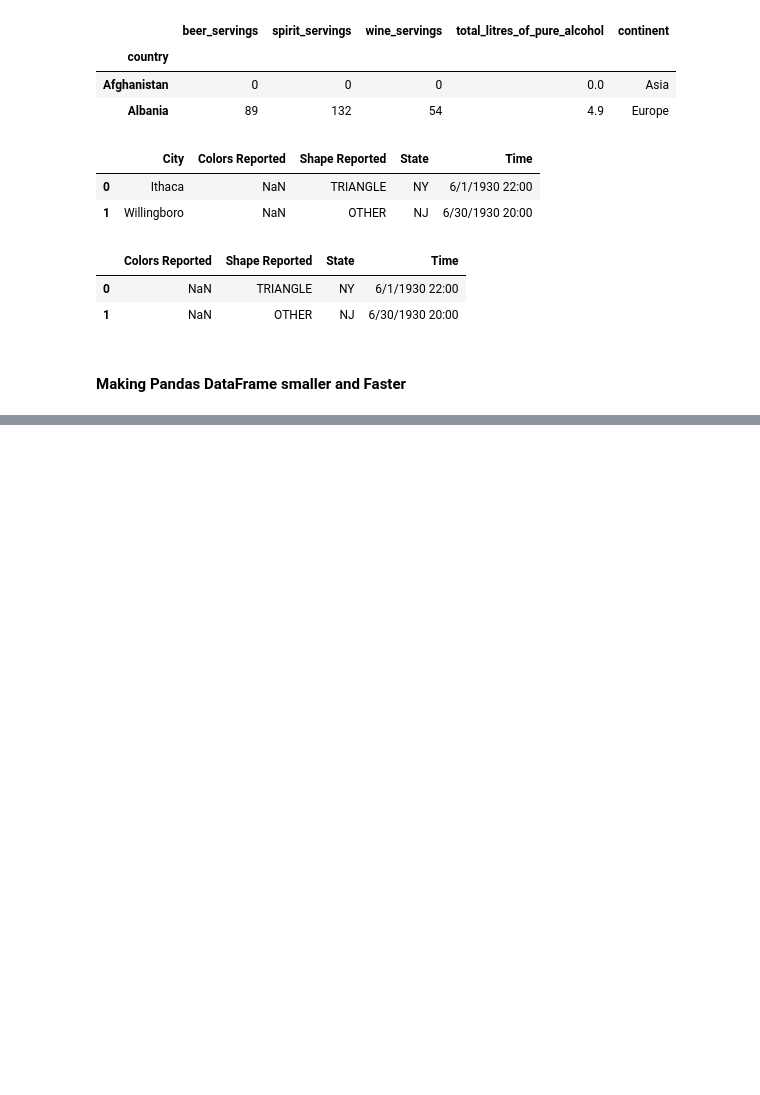
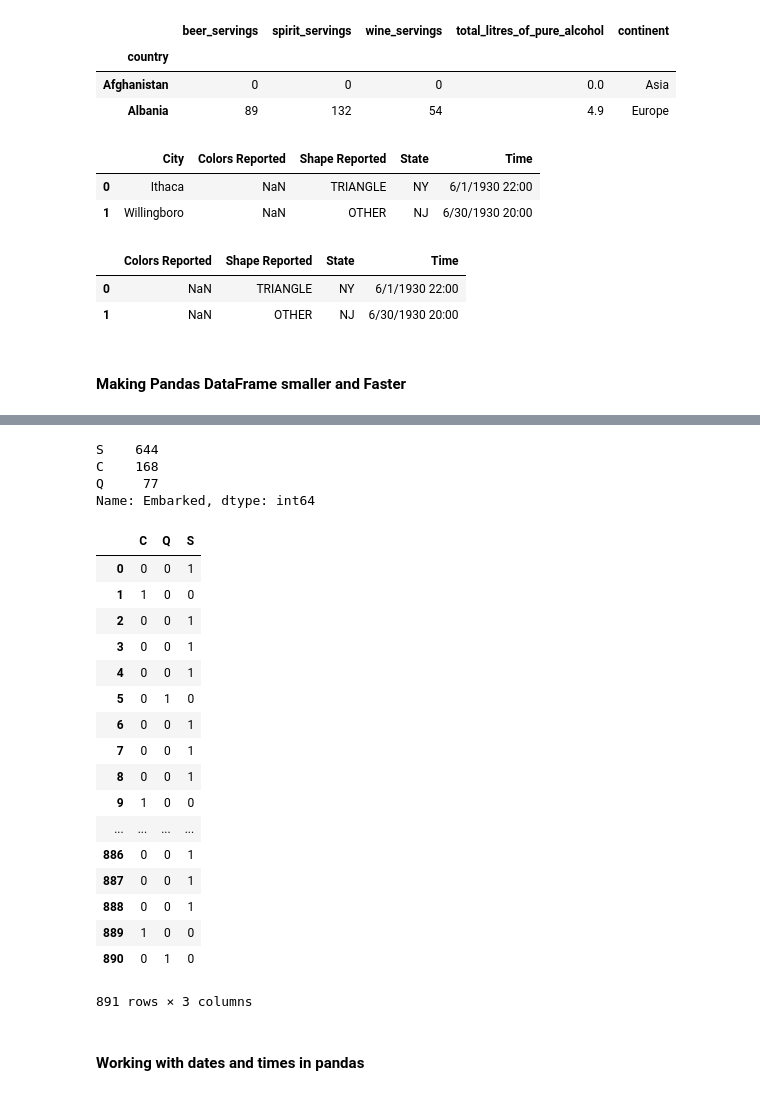
Before and after one commit to shmehta21/Pandas_demo, a Jupyter notebook: pandas.ipynb, the cells around one changed output, grey strips where cells are left out. Drawn from its saved outputs; the diff is of its cells as text; code cells hidden in the pictures; blank space fills up the shorter version.

```diff
--- a/pandas.ipynb
+++ b/pandas.ipynb
@@ -1191,0 +1346,30 @@ ufo.drop('City', axis=1).head(2)
+# %%
+train.Embarked.value_counts()
+# %% [output]
+S    644
+C    168
+Q     77
+Name: Embarked, dtype: int64
+# %%
+pd.get_dummies(train.Embarked)
+# %% [output]
+|  | C | Q | S |
+| 0 | 0 | 0 | 1 |
+| 1 | 1 | 0 | 0 |
+| 2 | 0 | 0 | 1 |
+| 3 | 0 | 0 | 1 |
+| 4 | 0 | 0 | 1 |
+| 5 | 0 | 1 | 0 |
+| 6 | 0 | 0 | 1 |
+| 7 | 0 | 0 | 1 |
+| 8 | 0 | 0 | 1 |
+| 9 | 1 | 0 | 0 |
+| ... | ... | ... | ... |
+| 886 | 0 | 0 | 1 |
+| 887 | 0 | 0 | 1 |
+| 888 | 0 | 0 | 1 |
+| 889 | 1 | 0 | 0 |
+| 890 | 0 | 1 | 0 |
+891 rows × 3 columns
+# %% [markdown]
+<h4> Working with dates and times in pandas </h4>
```
Also changed, not shown: parts of 22 cells of this notebook.
